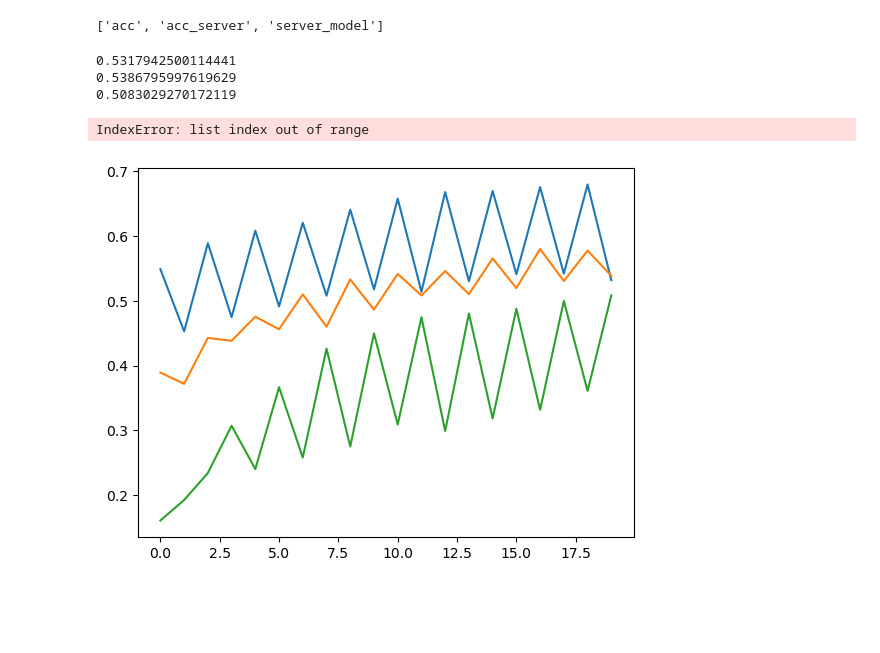
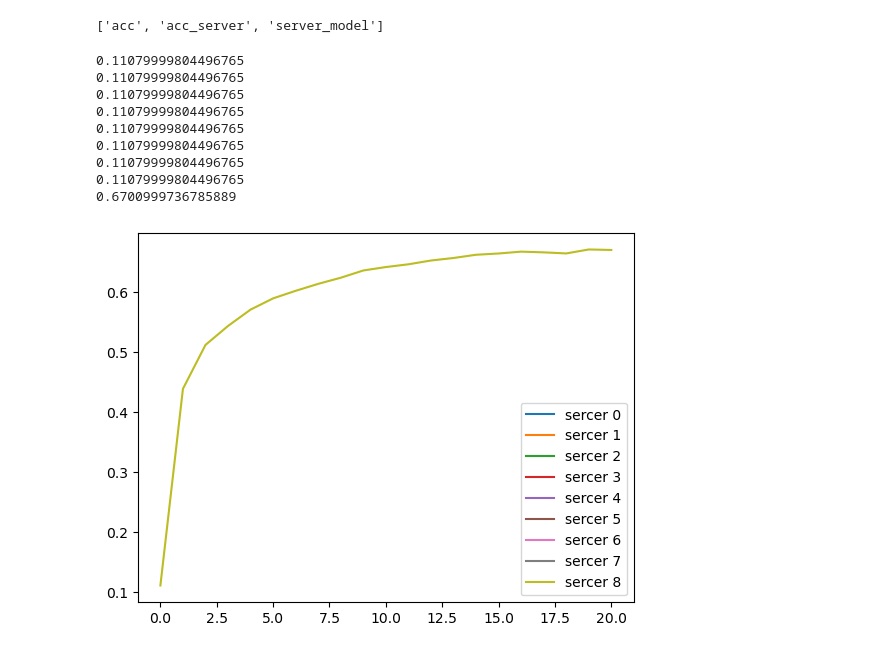
Before and after one commit to Haifeng-Dai/hybrid_new, a Jupyter notebook: plot.ipynb, the cells around one changed output. Saved outputs shown, nothing was run; the diff lists cells and outputs as text; code cells hidden in the pictures; blank space fills up the shorter version.

Commit message:
Update n_public_data and local_epochs

```diff
--- a/plot.ipynb
+++ b/plot.ipynb
@@ -29,7 +29,7 @@ def get_file(avg, a, temperature, n_client, n_train_data, n_public_data, n_test_
             f'dataset_{dataset}.pt'
     return file_name
 # %%
-file_name = './res/hyper_fed_seed_10000_alpha_1.0_dataset_cifar10_model_structure_cnn3/local_epochs_5_server_epochs_10_distill_epochs_5_batch_size_160.pt'
+file_name = './res/fedavg_pub_seed_10000_alpha_1.0_dataset_cifar10_model_structure_cnn3/local_epochs_10_server_epochs_20_batch_size_160.pt'
 # %%
 a = 1.0
 temperature = 10.0
@@ -56,20 +56,25 @@ print(key)
 # %%
 # FedAvg
 if 'acc_server' in key:
     for i, acc in data_load['acc_server'].items():
         print(acc[-1])
-        plt.plot(acc, label=f'client {i}')
+        plt.plot(acc, label=f'sercer {i}')
     # acc = data_load['acc_server']
     # print(acc[-1])
     # plt.plot(acc, label='FedAvg')
     plt.legend()
     plt.show()
 # %% [output]
-0.5317942500114441
-0.5386795997619629
-0.5083029270172119
+0.11079999804496765
+0.11079999804496765
+0.11079999804496765
+0.11079999804496765
+0.11079999804496765
+0.11079999804496765
+0.11079999804496765
+0.11079999804496765
+0.6700999736785889
-IndexError: list index out of range
-[figure, old version]
+[figure, new version]
 # %%
 if 'acc_server' in key:
     acc__ = []
```
Also changed, not shown: parts of 1 cell of this notebook, 7 other files.
